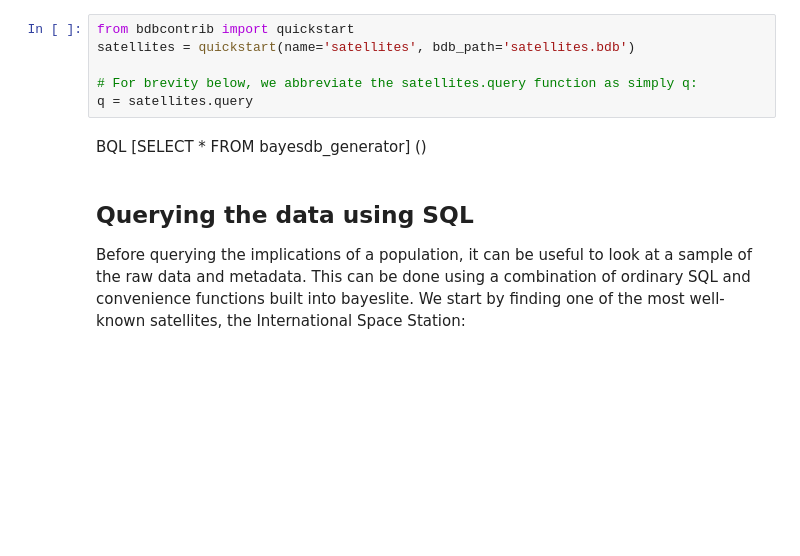
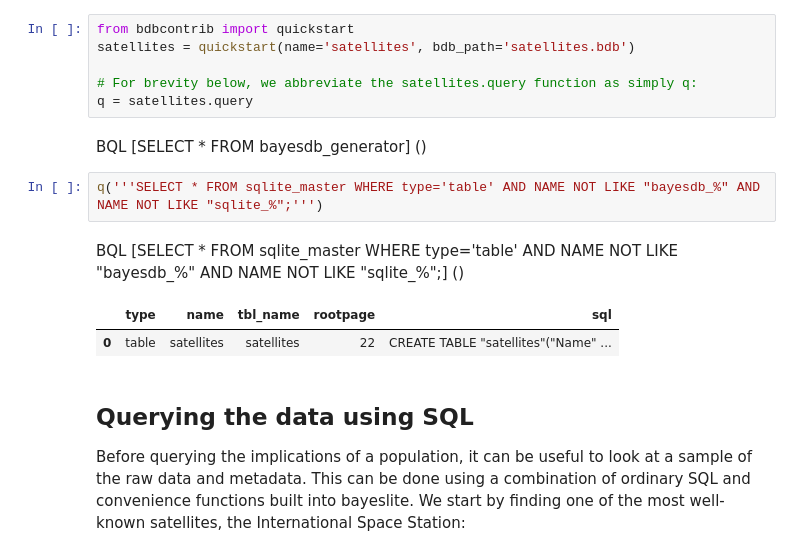
Before and after one commit to probcomp/bdbcontrib, a Jupyter notebook: examples/satellites/querying-and-plotting.ipynb, the cells around one changed output. Cells and saved outputs as stored; diff of their text form; blank space fills up the shorter version.

```diff
--- a/examples/satellites/querying-and-plotting.ipynb
+++ b/examples/satellites/querying-and-plotting.ipynb
@@ -21,6 +21,12 @@ satellites = quickstart(name='satellites', bdb_path='satellites.bdb')
 q = satellites.query
 # %% [output]
 BQL [SELECT * FROM bayesdb_generator] ()
+# %%
+q('''SELECT * FROM sqlite_master WHERE type='table' AND NAME NOT LIKE "bayesdb_%" AND NAME NOT LIKE "sqlite_%";''')
+# %% [output]
+BQL [SELECT * FROM sqlite_master WHERE type='table' AND NAME NOT LIKE "bayesdb_%" AND NAME NOT LIKE "sqlite_%";] ()
+|  | type | name | tbl_name | rootpage | sql |
+| 0 | table | satellites | satellites | 22 | CREATE TABLE "satellites"("Name" ... |
 # %% [markdown]
 ## Querying the data using SQL
 
```
Also changed, not shown: 2 other files.
